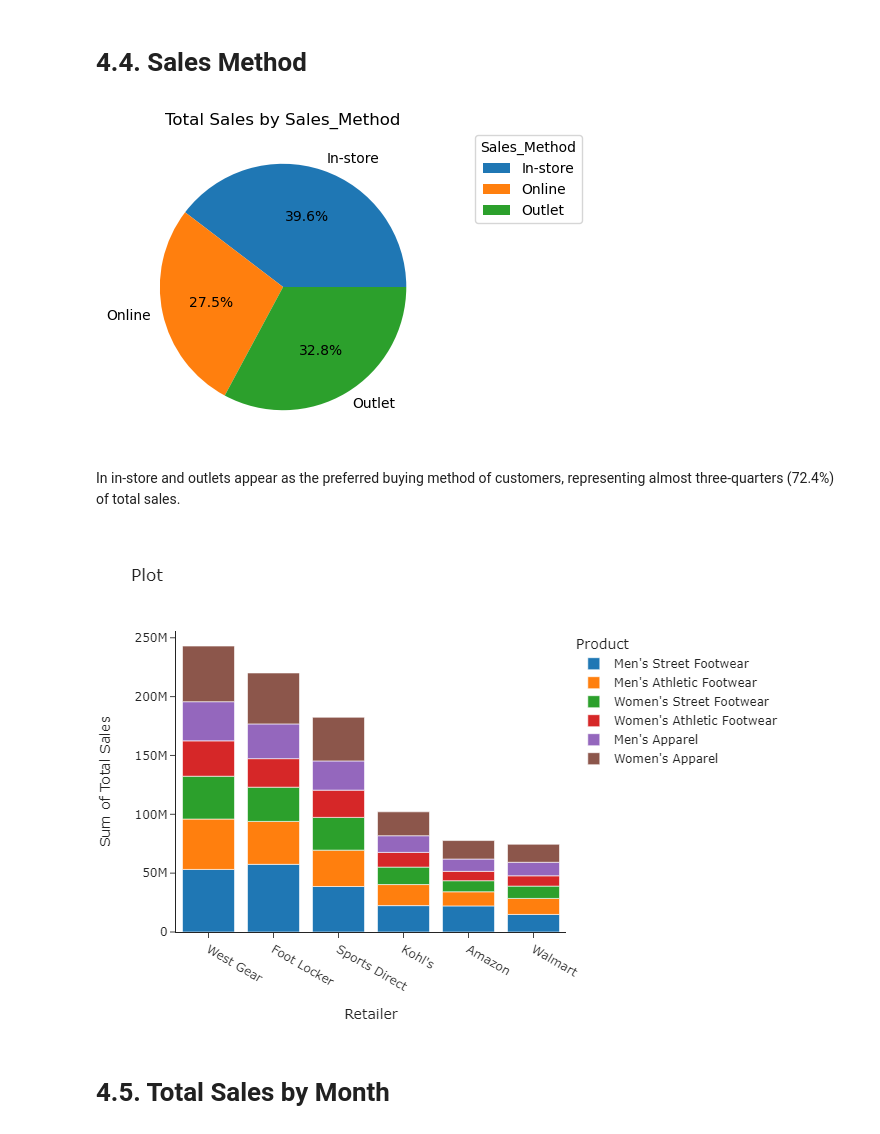
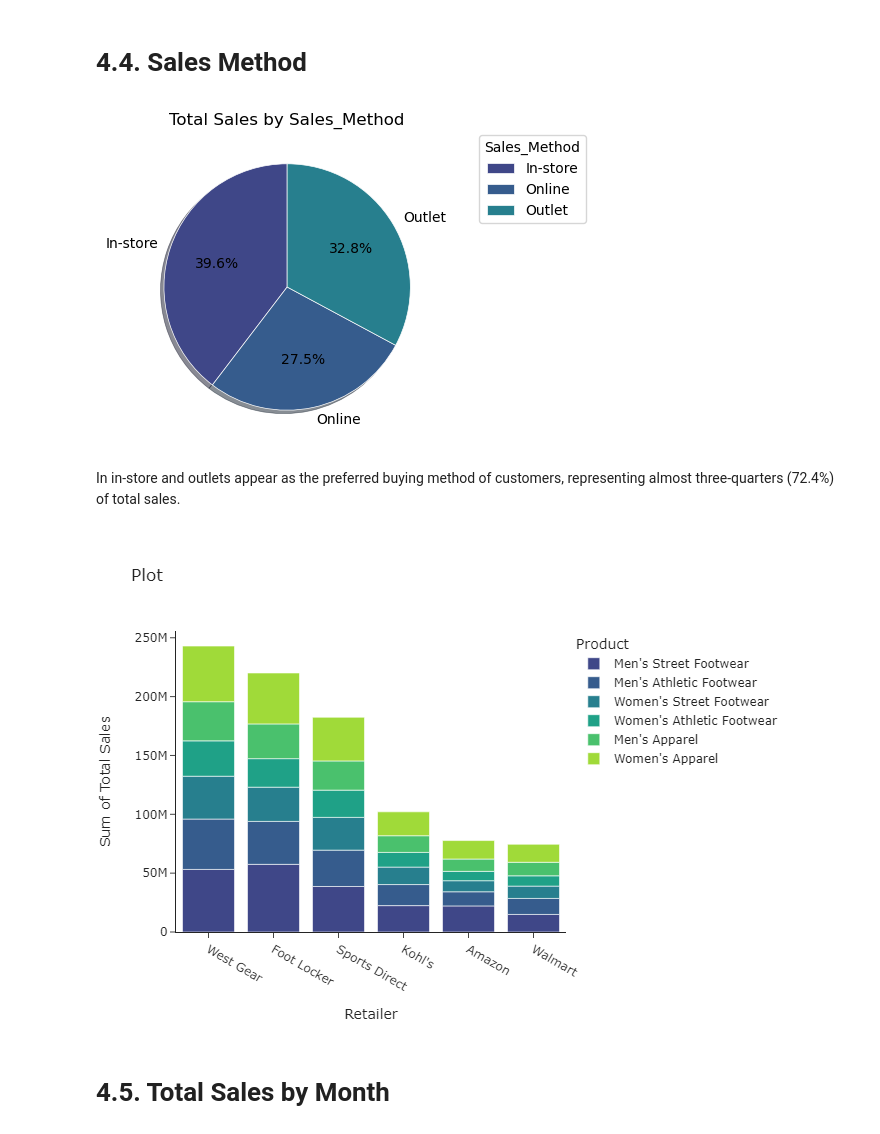
Before and after one commit to dmulysses/datavis-adidas-us-sales-analysis, a Jupyter notebook: adidas-us-sales-analysis.ipynb, the cells around one changed output. Drawn from its saved outputs; the diff is of its cells as text; code cells hidden in the pictures.

```diff
--- a/adidas-us-sales-analysis.ipynb
+++ b/adidas-us-sales-analysis.ipynb
@@ -220,10 +220,11 @@ data.head(10)
 # 🔎4. Data Analysis
 # %%
 #Group the data by feature and sum the total sales
+colors = ['#3f4788', '#365c8d', '#277f8e', '#1fa187', '#4ac16d', '#a0da39']
 def pieplot(df, feature):
     df = df[[feature, 'Total_Sales']].groupby(feature, as_index=False).sum()
     fig, ax = plt.subplots(figsize=(7, 4))
-    ax.pie(df['Total_Sales'], labels=df[feature], autopct='%1.1f%%')
+    ax.pie(df['Total_Sales'], labels=df[feature], autopct='%1.1f%%', colors=colors, wedgeprops = {'linewidth':0.5, 'edgecolor':'white'}, shadow=True, startangle=90)
     ax.set_title(f'Total Sales by {feature}')
     ax.legend(df[feature],
           title=feature,
@@ -254,20 +255,20 @@ Men's Street Footwear has the highest sales amount.
 # %%
 pieplot(data, 'Sales_Method')
 # %% [output]
-[figure, old version]
+[figure, new version]
 # %% [markdown]
 In in-store and outlets appear as the preferred buying method of customers, representing almost three-quarters (72.4%) of total sales.
 # %%
-fig = px.histogram(data, x="Retailer", y="Total_Sales", color='Product', title="Plot")
+fig = px.histogram(data, x="Retailer", y="Total_Sales", color='Product', title="Plot", color_discrete_sequence=colors)
 fig.update_xaxes(title='Retailer')
 fig.update_yaxes(title='Sum of Total Sales')
 fig.update_layout(xaxis={'categoryorder':'total descending'})
 
 # Show figure
 # Added 'png' to save the figure in the notebook as static images to show in GitHub
 fig.show('png')
 # %% [output]
-[figure, old version]
+[figure, new version]
 # %% [markdown]
 # 4.5. Total Sales by Month
 # %%
```
Also changed, not shown: parts of 3 cells of this notebook.
